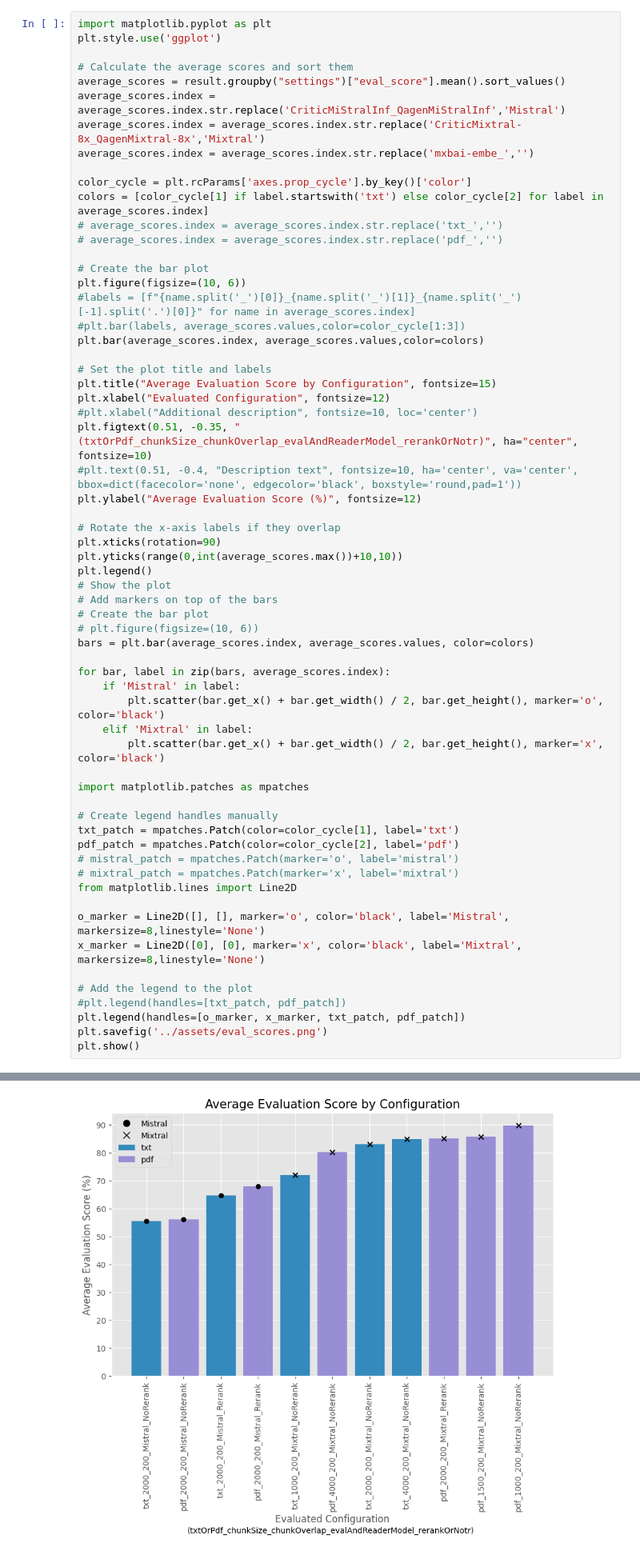
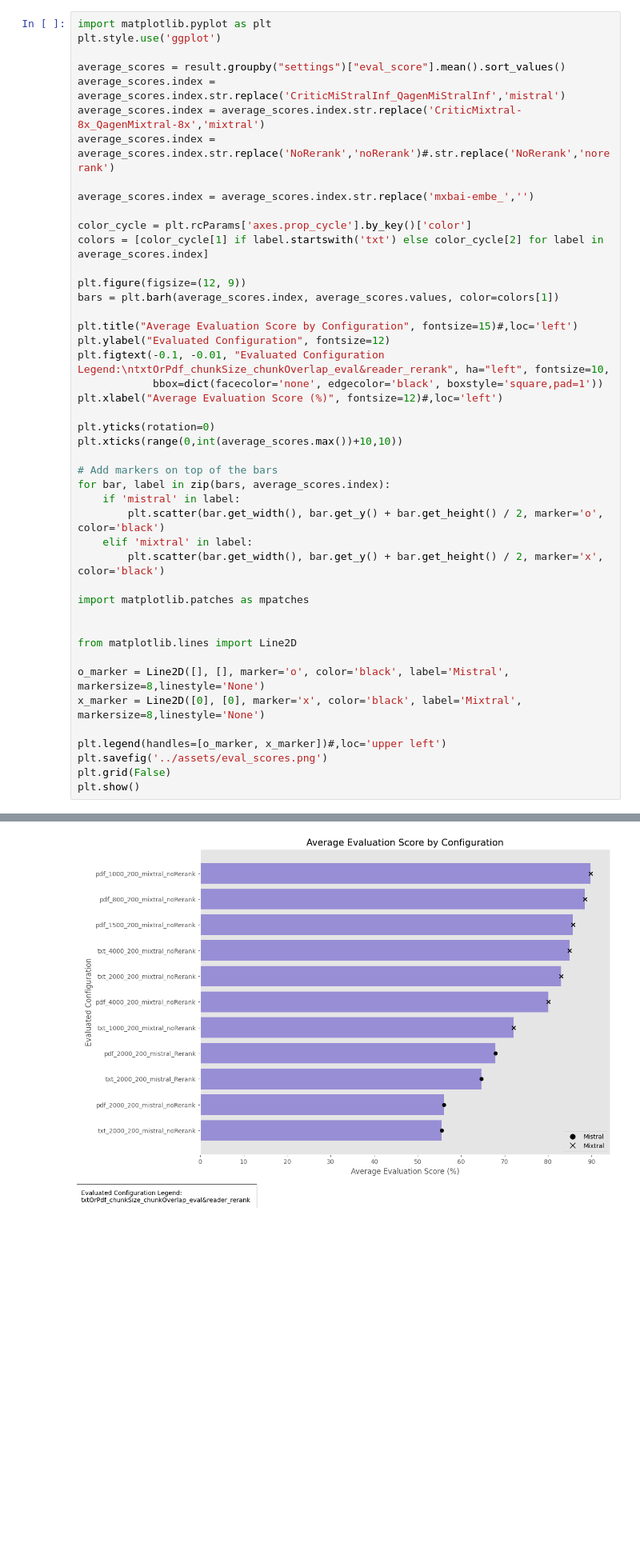
Before and after one commit to dapopov-st/arXiv-llms-assistant, a Jupyter notebook: nbs/compare_results.ipynb, the cells around one changed output, grey strips where cells are left out. Shown: that part at 80% size. Drawn from its saved outputs; the diff is of its cells as text; blank space fills up the shorter version.

Commit message:
rotate graph horizontally and clean it up

```diff
--- a/nbs/compare_results.ipynb
+++ b/nbs/compare_results.ipynb
@@ -98,62 +75,45 @@ Name: eval_score, dtype: float64
 import matplotlib.pyplot as plt
 plt.style.use('ggplot')
 
-# Calculate the average scores and sort them
 average_scores = result.groupby("settings")["eval_score"].mean().sort_values()
-average_scores.index = average_scores.index.str.replace('CriticMiStralInf_QagenMiStralInf','Mistral')
-average_scores.index = average_scores.index.str.replace('CriticMixtral-8x_QagenMixtral-8x','Mixtral')
+average_scores.index = average_scores.index.str.replace('CriticMiStralInf_QagenMiStralInf','mistral')
+average_scores.index = average_scores.index.str.replace('CriticMixtral-8x_QagenMixtral-8x','mixtral')
+average_scores.index = average_scores.index.str.replace('NoRerank','noRerank')#.str.replace('NoRerank','norerank')
+
 average_scores.index = average_scores.index.str.replace('mxbai-embe_','')
 
 color_cycle = plt.rcParams['axes.prop_cycle'].by_key()['color']
 colors = [color_cycle[1] if label.startswith('txt') else color_cycle[2] for label in average_scores.index]
-# average_scores.index = average_scores.index.str.replace('txt_','')
-# average_scores.index = average_scores.index.str.replace('pdf_','')
 
-# Create the bar plot
-plt.figure(figsize=(10, 6))
-#labels = [f"{name.split('_')[0]}_{name.split('_')[1]}_{name.split('_')[-1].split('.')[0]}" for name in average_scores.index]
-#plt.bar(labels, average_scores.values,color=color_cycle[1:3])
-plt.bar(average_scores.index, average_scores.values,color=colors)
+plt.figure(figsize=(12, 9))
+bars = plt.barh(average_scores.index, average_scores.values, color=colors[1])
 
-# Set the plot title and labels
-plt.title("Average Evaluation Score by Configuration", fontsize=15)
-plt.xlabel("Evaluated Configuration", fontsize=12)
-#plt.xlabel("Additional description", fontsize=10, loc='center')
-plt.figtext(0.51, -0.35, "(txtOrPdf_chunkSize_chunkOverlap_evalAndReaderModel_rerankOrNotr)", ha="center", fontsize=10)
-#plt.text(0.51, -0.4, "Description text", fontsize=10, ha='center', va='center', bbox=dict(facecolor='none', edgecolor='black', boxstyle='round,pad=1'))
-plt.ylabel("Average Evaluation Score (%)", fontsize=12)
+plt.title("Average Evaluation Score by Configuration", fontsize=15)#,loc='left')
+plt.ylabel("Evaluated Configuration", fontsize=12)
+plt.figtext(-0.1, -0.01, "Evaluated Configuration Legend:\ntxtOrPdf_chunkSize_chunkOverlap_eval&reader_rerank", ha="left", fontsize=10,
+            bbox=dict(facecolor='none', edgecolor='black', boxstyle='square,pad=1'))
+plt.xlabel("Average Evaluation Score (%)", fontsize=12)#,loc='left')
 
-# Rotate the x-axis labels if they overlap
-plt.xticks(rotation=90)
-plt.yticks(range(0,int(average_scores.max())+10,10))
-plt.legend()
-# Show the plot
+plt.yticks(rotation=0)
+plt.xticks(range(0,int(average_scores.max())+10,10))
+
 # Add markers on top of the bars
-# Create the bar plot
-# plt.figure(figsize=(10, 6))
-bars = plt.bar(average_scores.index, average_scores.values, color=colors)
-
 for bar, label in zip(bars, average_scores.index):
-    if 'Mistral' in label:
-        plt.scatter(bar.get_x() + bar.get_width() / 2, bar.get_height(), marker='o', color='black')
-    elif 'Mixtral' in label:
-        plt.scatter(bar.get_x() + bar.get_width() / 2, bar.get_height(), marker='x', color='black')
+    if 'mistral' in label:
+        plt.scatter(bar.get_width(), bar.get_y() + bar.get_height() / 2, marker='o', color='black')
+    elif 'mixtral' in label:
+        plt.scatter(bar.get_width(), bar.get_y() + bar.get_height() / 2, marker='x', color='black')
 
 import matplotlib.patches as mpatches
 
-# Create legend handles manually
-txt_patch = mpatches.Patch(color=color_cycle[1], label='txt')
-pdf_patch = mpatches.Patch(color=color_cycle[2], label='pdf')
-# mistral_patch = mpatches.Patch(marker='o', label='mistral')
-# mixtral_patch = mpatches.Patch(marker='x', label='mixtral')
+
 from matplotlib.lines import Line2D
 
 o_marker = Line2D([], [], marker='o', color='black', label='Mistral', markersize=8,linestyle='None')
 x_marker = Line2D([0], [0], marker='x', color='black', label='Mixtral', markersize=8,linestyle='None')
 
-# Add the legend to the plot
-#plt.legend(handles=[txt_patch, pdf_patch])
-plt.legend(handles=[o_marker, x_marker, txt_patch, pdf_patch])
+plt.legend(handles=[o_marker, x_marker])#,loc='upper left')
 plt.savefig('../assets/eval_scores.png')
+plt.grid(False)
 plt.show()
 # %% [output]
@@ -161,4 +120,4 @@ No artists with labels found to put in legend.  Note that artists whose label st
-[figure, old version]
+[figure, new version]
 # %%
 # Add a new column 'id' that contains a unique identifier for each row
 result['id'] = range(len(result))
```
Also changed, not shown: parts of 9 cells of this notebook, 1 other file.
